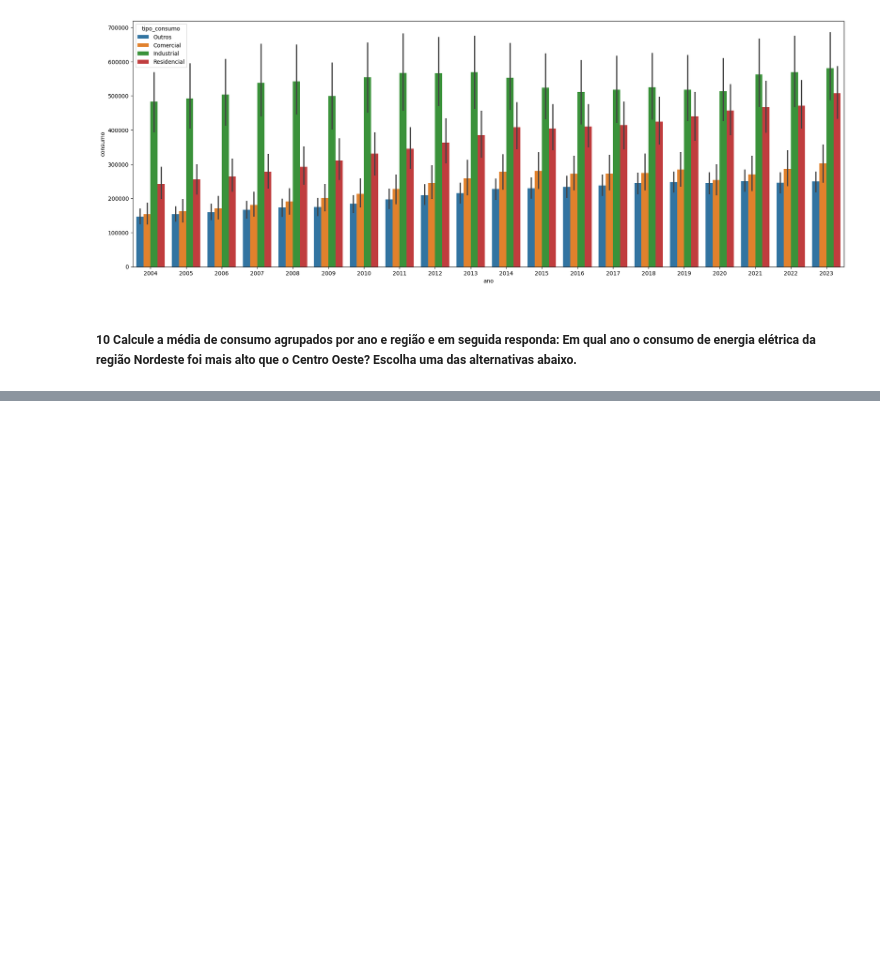
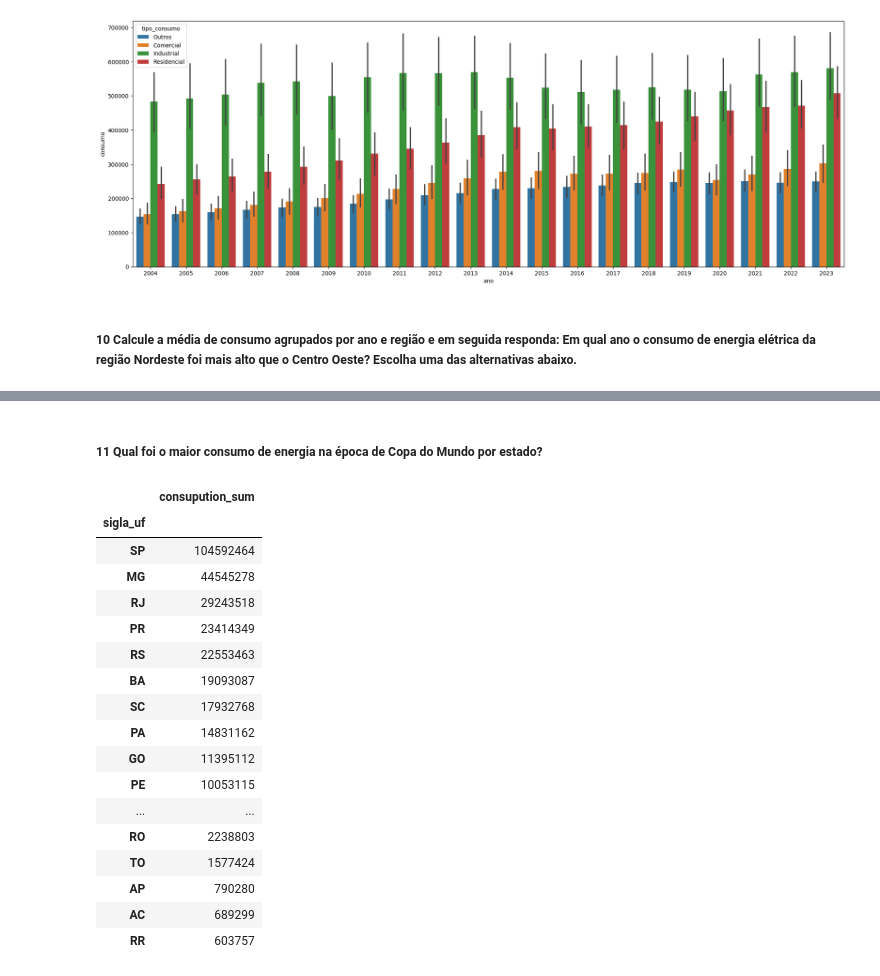
Before and after one commit to pbelfort/trabalho_ciencia_de_dados, a Jupyter notebook: notebook/tp.ipynb, the cells around one changed output, grey strips where cells are left out. Drawn from its saved outputs; the diff is of its cells as text; code cells hidden in the pictures; blank space fills up the shorter version.

```diff
--- a/notebook/tp.ipynb
+++ b/notebook/tp.ipynb
@@ -282,0 +314,35 @@ sns.barplot(data= processed_dataset,
+# %% [markdown]
+##### 11 Qual foi o maior consumo de energia na época de Copa do Mundo por estado?
+# %%
+world_cup_data = processed_dataset.query("  (ano == 2006 and mes >= 6 and mes <= 7) \
+                                       or (ano == 2010 and mes >= 6 and mes <= 7) \
+                                       or (ano == 2014 and mes >= 6 and mes <= 7) \
+                                       or (ano == 2018 and mes >= 6 and mes <= 7) \
+                                       or (ano == 2022 and mes >= 11 and mes <= 12)"
+                                       )
+
+world_cup_data.groupby('sigla_uf').agg(
+    consupution_sum = ('consumo',sum)
+    ).sort_values(
+        by = 'consupution_sum',
+        ascending=False
+        )
+# %% [output]
+|  | consupution_sum |
+| sigla_uf |  |
+| SP | 104592464 |
+| MG | 44545278 |
+| RJ | 29243518 |
+| PR | 23414349 |
+| RS | 22553463 |
+| BA | 19093087 |
+| SC | 17932768 |
+| PA | 14831162 |
+| GO | 11395112 |
+| PE | 10053115 |
+| ... | ... |
+| RO | 2238803 |
+| TO | 1577424 |
+| AP | 790280 |
+| AC | 689299 |
+| RR | 603757 |
```
Also changed, not shown: parts of 14 cells of this notebook.
